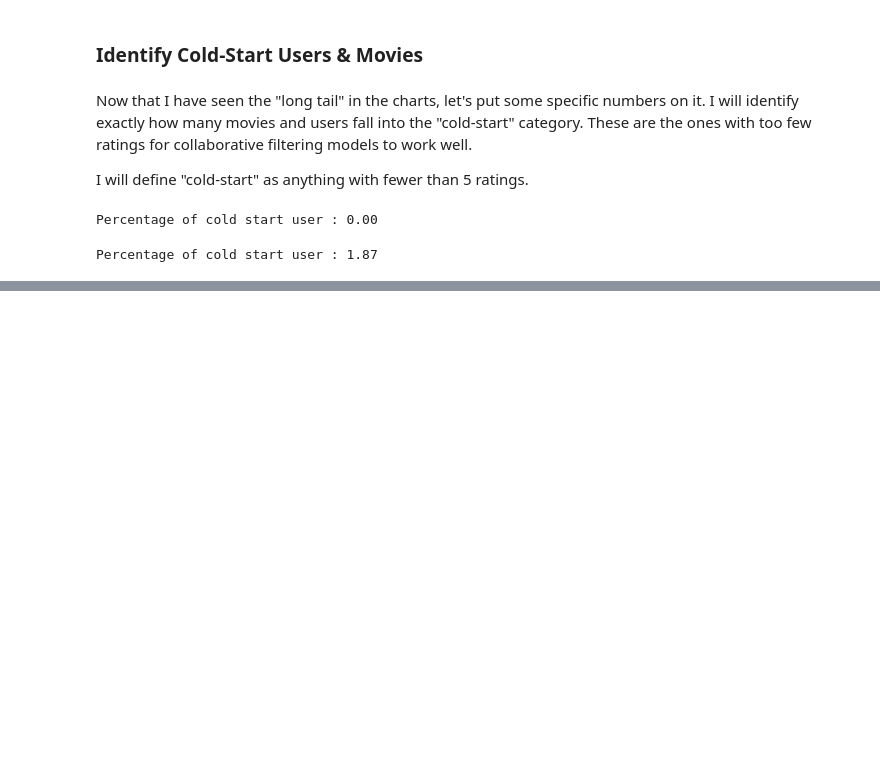
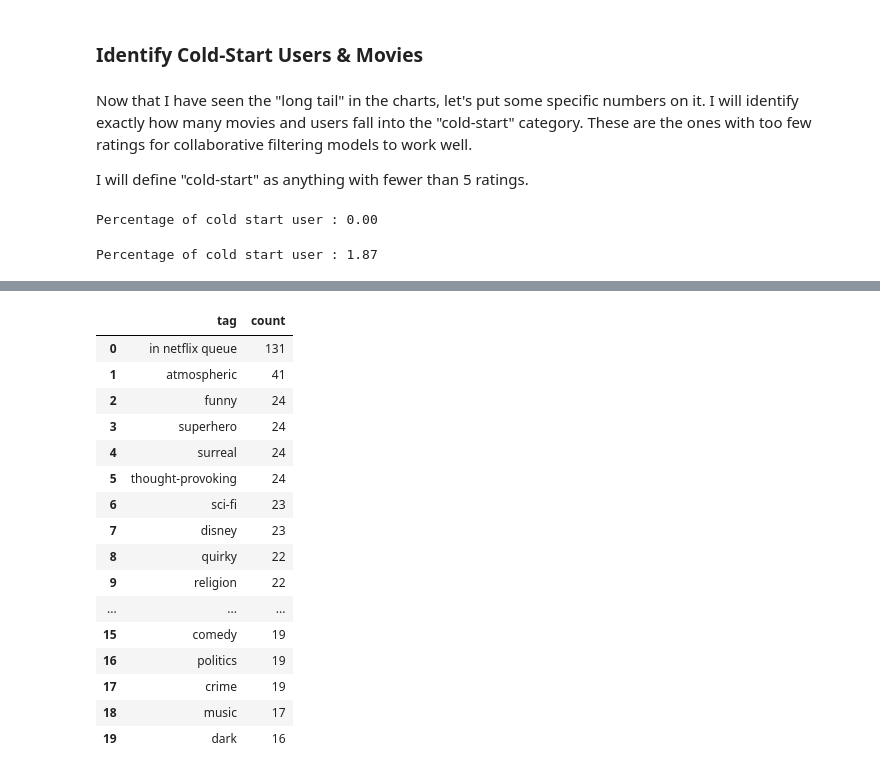
Before and after one commit to Sarvagya1212/FilmFusion, a Jupyter notebook: notebooks/EDA.ipynb, the cells around one changed output, grey strips where cells are left out. Saved outputs shown, nothing was run; the diff lists cells and outputs as text; code cells hidden in the pictures; blank space fills up the shorter version.

```diff
--- a/notebooks/EDA.ipynb
+++ b/notebooks/EDA.ipynb
@@ -658,0 +701,23 @@ Percentage of cold start user : 1.87
+# %%
+from collections import Counter
+common_tags = Counter(tags['tag'].str.lower())
+
+pd.DataFrame(common_tags.most_common(20), columns=['tag' , 'count'])
+# %% [output]
+|  | tag | count |
+| 0 | in netflix queue | 131 |
+| 1 | atmospheric | 41 |
+| 2 | funny | 24 |
+| 3 | superhero | 24 |
+| 4 | surreal | 24 |
+| 5 | thought-provoking | 24 |
+| 6 | sci-fi | 23 |
+| 7 | disney | 23 |
+| 8 | quirky | 22 |
+| 9 | religion | 22 |
+| ... | ... | ... |
+| 15 | comedy | 19 |
+| 16 | politics | 19 |
+| 17 | crime | 19 |
+| 18 | music | 17 |
+| 19 | dark | 16 |
```
Also changed, not shown: parts of 22 cells of this notebook, 8 other files.
